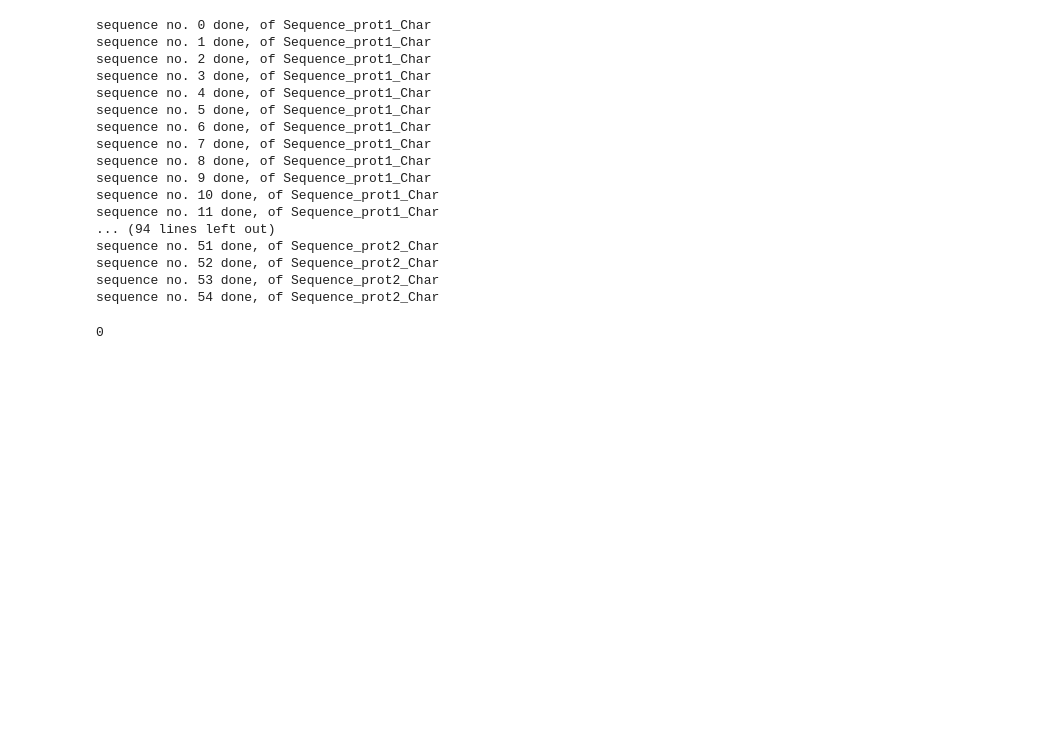
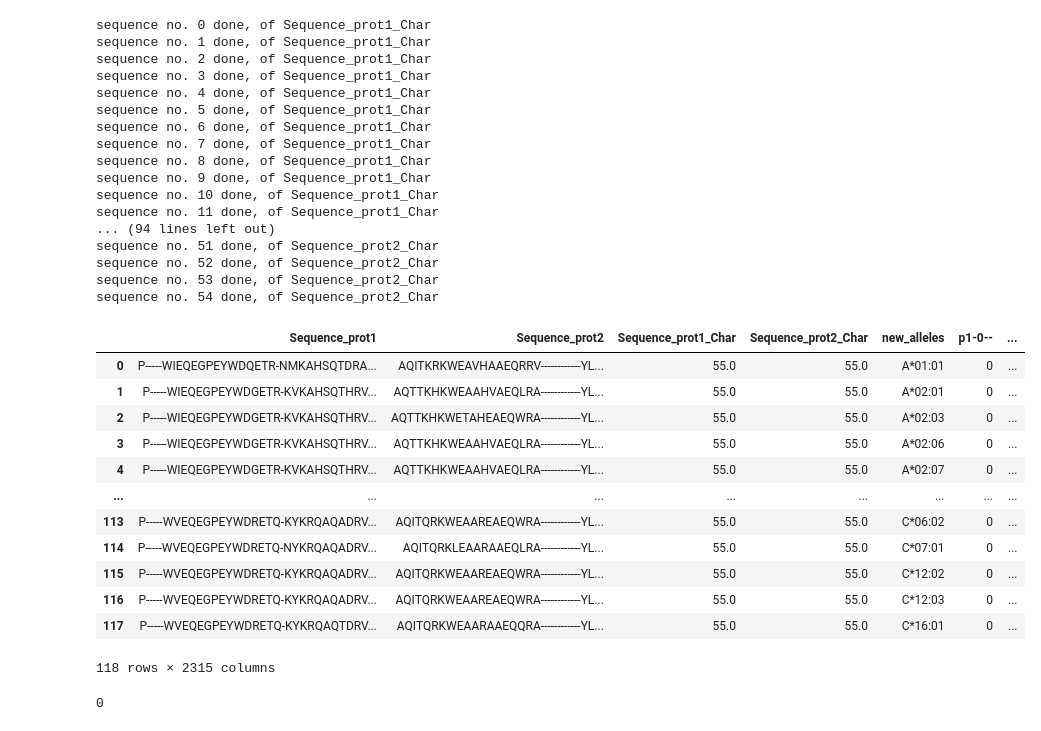
Before and after one commit to akumaharit/PredictingType2ADRwithHLAandMorgan, a Jupyter notebook: code/3 - Cleaning & Transforming Data/0 C&T_AllelesSeq.ipynb, the cells around one changed output. Saved outputs shown, nothing was run; the diff lists cells and outputs as text; code cells hidden in the pictures; blank space fills up the shorter version.

```diff
--- a/code/3 - Cleaning & Transforming Data/0 C&T_AllelesSeq.ipynb
+++ b/code/3 - Cleaning & Transforming Data/0 C&T_AllelesSeq.ipynb
@@ -466,6 +466,22 @@ sequence no. 51 done, of Sequence_prot2_Char
 sequence no. 52 done, of Sequence_prot2_Char
 sequence no. 53 done, of Sequence_prot2_Char
 sequence no. 54 done, of Sequence_prot2_Char
+# %%
+final_dataset
+# %% [output]
+|  | Sequence_prot1 | Sequence_prot2 | Sequence_prot1_Char | Sequence_prot2_Char | new_alleles | p1-0-- | ... |
+| 0 | P-----WIEQEGPEYWDQETR-NMKAHSQTDRA... | AQITKRKWEAVHAAEQRRV------------YL... | 55.0 | 55.0 | A*01:01 | 0 | ... |
+| 1 | P-----WIEQEGPEYWDGETR-KVKAHSQTHRV... | AQTTKHKWEAAHVAEQLRA------------YL... | 55.0 | 55.0 | A*02:01 | 0 | ... |
+| 2 | P-----WIEQEGPEYWDGETR-KVKAHSQTHRV... | AQTTKHKWETAHEAEQWRA------------YL... | 55.0 | 55.0 | A*02:03 | 0 | ... |
+| 3 | P-----WIEQEGPEYWDGETR-KVKAHSQTHRV... | AQTTKHKWEAAHVAEQLRA------------YL... | 55.0 | 55.0 | A*02:06 | 0 | ... |
+| 4 | P-----WIEQEGPEYWDGETR-KVKAHSQTHRV... | AQTTKHKWEAAHVAEQLRA------------YL... | 55.0 | 55.0 | A*02:07 | 0 | ... |
+| ... | ... | ... | ... | ... | ... | ... | ... |
+| 113 | P-----WVEQEGPEYWDRETQ-KYKRQAQADRV... | AQITQRKWEAAREAEQWRA------------YL... | 55.0 | 55.0 | C*06:02 | 0 | ... |
+| 114 | P-----WVEQEGPEYWDRETQ-NYKRQAQADRV... | AQITQRKLEAARAAEQLRA------------YL... | 55.0 | 55.0 | C*07:01 | 0 | ... |
+| 115 | P-----WVEQEGPEYWDRETQ-KYKRQAQADRV... | AQITQRKWEAAREAEQWRA------------YL... | 55.0 | 55.0 | C*12:02 | 0 | ... |
+| 116 | P-----WVEQEGPEYWDRETQ-KYKRQAQADRV... | AQITQRKWEAAREAEQWRA------------YL... | 55.0 | 55.0 | C*12:03 | 0 | ... |
+| 117 | P-----WVEQEGPEYWDRETQ-KYKRQAQTDRV... | AQITQRKWEAARAAEQQRA------------YL... | 55.0 | 55.0 | C*16:01 | 0 | ... |
+118 rows × 2315 columns
 # %%
 col_containing_char.index(col_containing_char[0])
 # %% [output]
```
Also changed, not shown: parts of 2 cells of this notebook, 9 other files.
